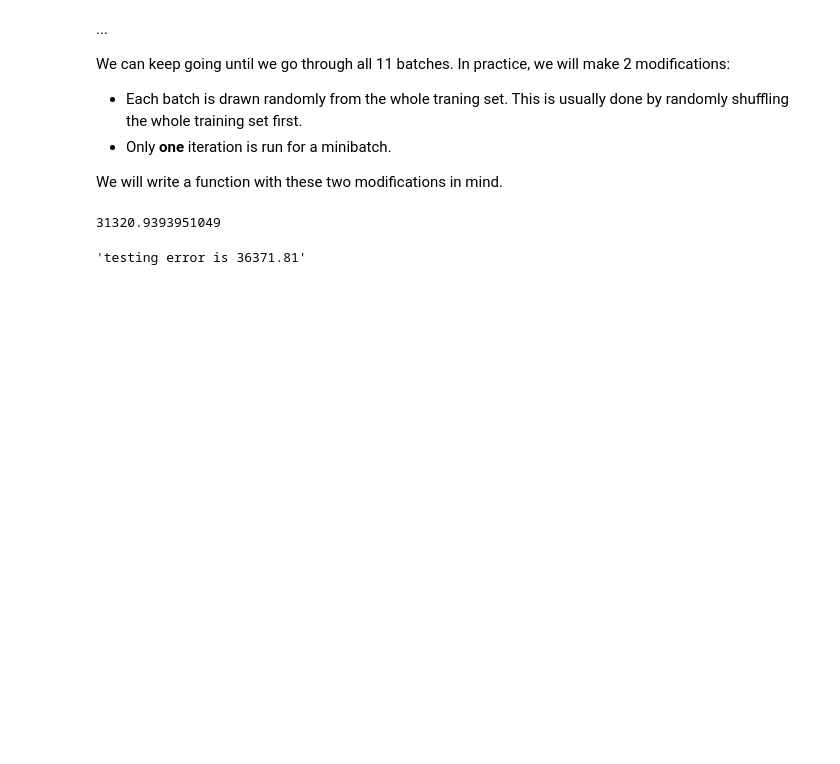
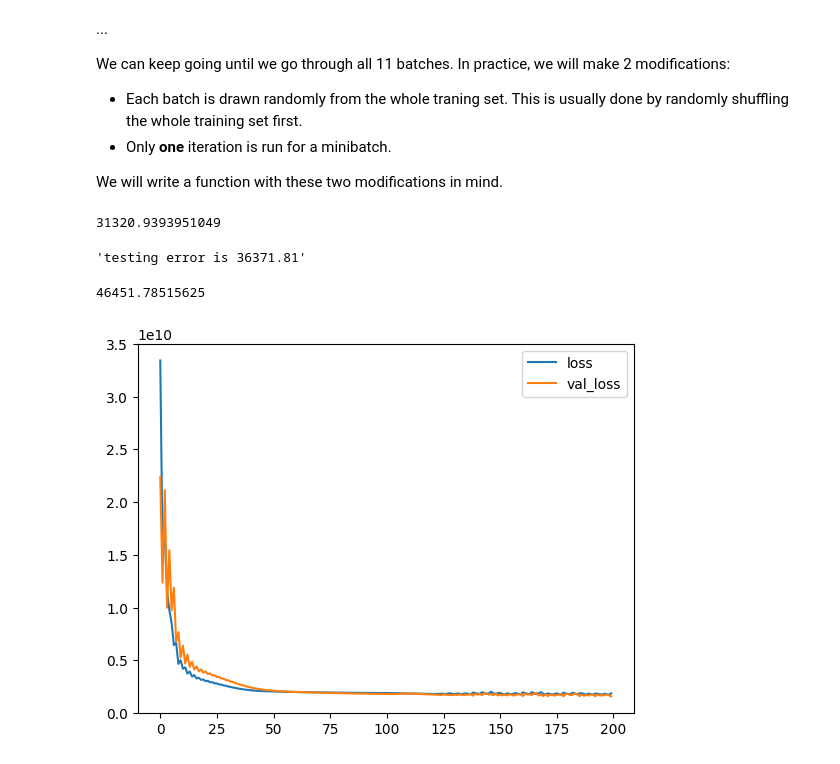
Before and after one commit to xuemeic/MTDS, a Jupyter notebook: notebooks/NN_from_scratch2.ipynb, the cells around one changed output. Cells and saved outputs as stored; diff of their text form; code cells hidden in the pictures; blank space fills up the shorter version.

```diff
--- a/notebooks/NN_from_scratch2.ipynb
+++ b/notebooks/NN_from_scratch2.ipynb
@@ -289,0 +364,38 @@ f"testing error is {root_mean_squared_error(y_pred, y_test):.2f}"
+# %%
+p = X_train.shape[1]
+# %%
+tf.keras.utils.set_random_seed(42)
+# W1: p by p1
+model_tf1 = tf.keras.models.Sequential([
+    tf.keras.layers.Input(shape = (p, )), # this defines the number of rows of W1
+    tf.keras.layers.Dense(p1, activation = 'relu', use_bias = False), # u1 = X@W1, h1 = relu(u1)
+    tf.keras.layers.Dense(1, use_bias = False) #  u2 = h1@W2 (1 is the 2nd dim of y.)
+])
+model_tf1.compile(
+    loss = 'mse',
+    optimizer= tf.keras.optimizers.SGD(learning_rate=1e-11, momentum = 0.9),
+    #optimizer = 'RMSprop',
+    #optimizer = 'Adam',
+    #optimizer = opt,
+)
+
+hist = model_tf1.fit(
+    X_train,
+    y_train,
+    batch_size = 200, # this is like in simple_NN(), X_train will only have 110 many rows
+    # tensorflow will split our X_train into about 2197/110 \approx 20 portions
+    epochs = 200, # 1 epoch means the package will run all 20 portions (go through the whole X_train ONCE)
+    verbose = 0,
+    validation_split = 0.1,
+    #validation_data=(X_test, y_test)
+)
+root_mean_squared_error(model_tf1(X_test), y_test)
+# %% [output]
+46451.78515625
+# %%
+plt.plot(hist.history['loss'], label='loss')
+plt.plot(hist.history['val_loss'], label = 'val_loss')
+plt.legend()
+plt.show()
+# %% [output]
+[figure, added]
```
Also changed, not shown: parts of 27 cells of this notebook.
